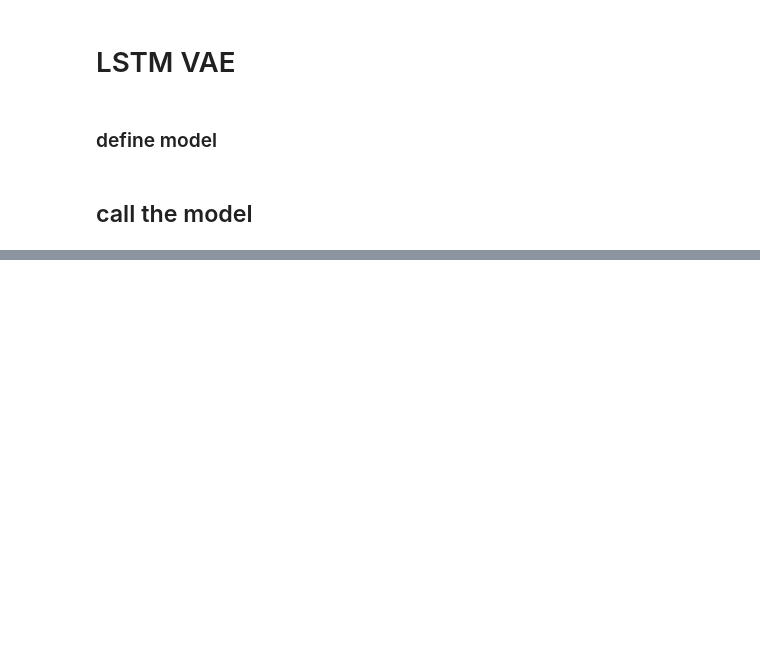
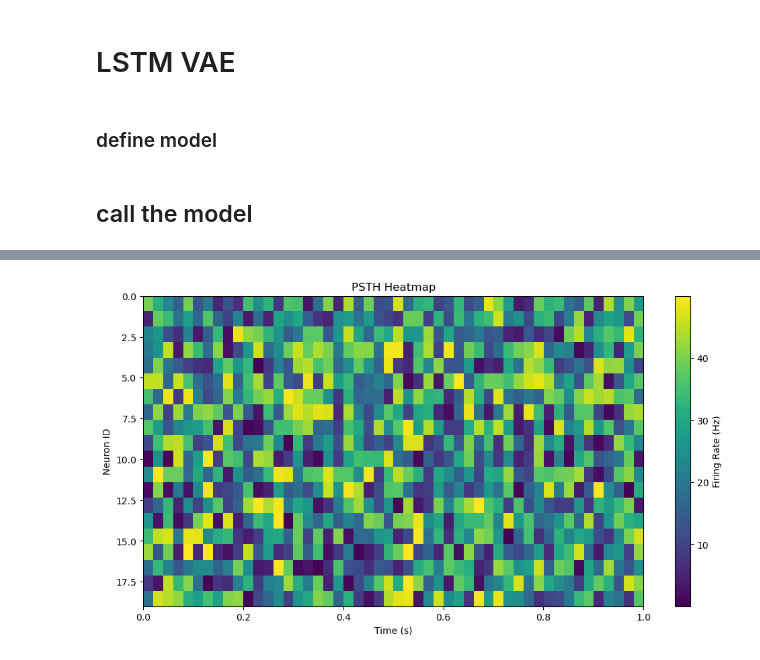
Before and after one commit to ZhishunYang/CS273E_final_proj_Z, a Jupyter notebook: LSTM_VAE.ipynb, the cells around one changed output, grey strips where cells are left out. Cells and saved outputs as stored; diff of their text form; code cells hidden in the pictures; blank space fills up the shorter version.

```diff
--- a/LSTM_VAE.ipynb
+++ b/LSTM_VAE.ipynb
@@ -357,0 +363,40 @@ plt.show()
+# %%
+import numpy as np
+import matplotlib.pyplot as plt
+
+def plot_psth(firing_rates, time_bins, num_neurons, cmap='viridis'):
+    """
+    Plot a PSTH heatmap with time on the x-axis and neurons on the y-axis.
+
+    Args:
+        firing_rates (np.ndarray): Matrix of firing rates or spike counts with shape (num_neurons, num_time_bins).
+        time_bins (np.ndarray): 1D array of time bin edges or centers for the x-axis (shape: [num_time_bins]).
+        num_neurons (int): num of neurons for the y-axis.
+        cmap (str): Colormap to use for the heatmap (default: 'viridis').
+    """
+    neuron_ids = range(0,num_neurons)
+    fig, ax = plt.subplots(figsize=(12, 6))
+
+    # Plot the heatmap
+    cax = ax.imshow(firing_rates, aspect='auto', cmap=cmap, extent=[time_bins[0], time_bins[-1], neuron_ids[-1], neuron_ids[0]])
+
+    # Add labels and colorbar
+    ax.set_xlabel('Time (s)')
+    ax.set_ylabel('Neuron ID')
+    ax.set_title('PSTH Heatmap')
+    cbar = fig.colorbar(cax, ax=ax)
+    cbar.set_label('Firing Rate (Hz)')
+    plt.show()
+
+# Example data
+num_neurons = 20
+num_time_steps = 50
+time_bins = np.linspace(0, 1, num_time_steps)  # Time bins from 0 to 1 second
+
+# Simulated firing rates (random for illustration)
+firing_rates = np.random.rand(num_neurons, num_time_steps) * 50  # Firing rates between 0 and 50 Hz
+
+# Plot the PSTH
+plot_psth(firing_rates, time_bins, num_neurons)
+# %% [output]
+[figure, added]
```
Also changed, not shown: parts of 10 cells of this notebook.
